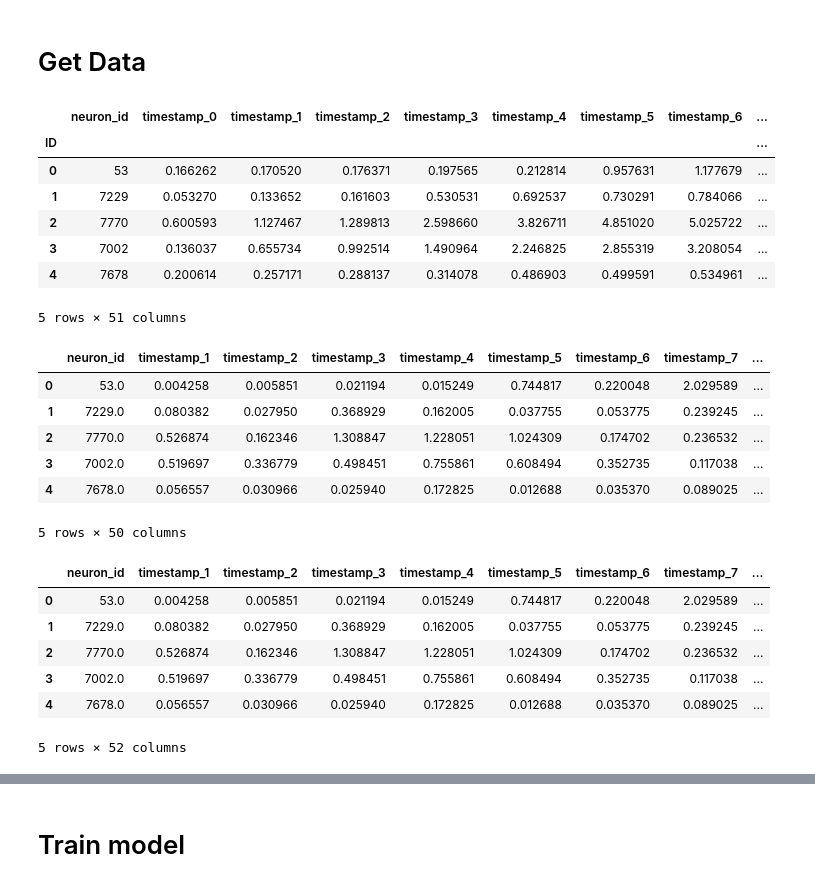
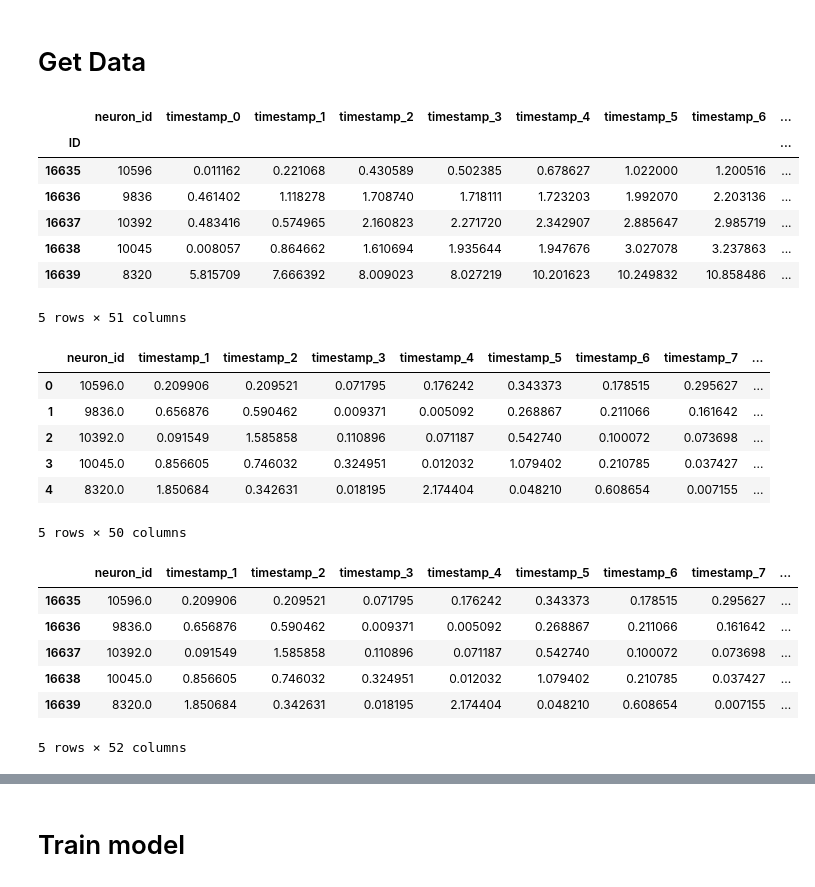
Before and after one commit to tristandeborde/ENS_data, a Jupyter notebook: src/v2_challenge.ipynb, the cells around one changed output, grey strips where cells are left out. Saved outputs shown, nothing was run; the diff lists cells and outputs as text; code cells hidden in the pictures.

```diff
--- a/src/v2_challenge.ipynb
+++ b/src/v2_challenge.ipynb
@@ -10,20 +19,20 @@ import xgboost as xgb
 # %%
 def import_data():
     dfx = pd.read_csv('../data/x_train.csv').set_index('ID')
     dfy = pd.read_csv('../data/y_train.csv').set_index('ID')
     dfx_test = pd.read_csv('../data/x_test.csv').set_index('ID')
     return dfx, dfy, dfx_test
 
 dfx, dfy, dfx_test = import_data()
-dfx.head()
+dfx_test.head()
 # %% [output]
 |  | neuron_id | timestamp_0 | timestamp_1 | timestamp_2 | timestamp_3 | timestamp_4 | timestamp_5 | timestamp_6 | ... |
 | ID |  |  |  |  |  |  |  |  | ... |
-| 0 | 53 | 0.166262 | 0.170520 | 0.176371 | 0.197565 | 0.212814 | 0.957631 | 1.177679 | ... |
-| 1 | 7229 | 0.053270 | 0.133652 | 0.161603 | 0.530531 | 0.692537 | 0.730291 | 0.784066 | ... |
-| 2 | 7770 | 0.600593 | 1.127467 | 1.289813 | 2.598660 | 3.826711 | 4.851020 | 5.025722 | ... |
-| 3 | 7002 | 0.136037 | 0.655734 | 0.992514 | 1.490964 | 2.246825 | 2.855319 | 3.208054 | ... |
-| 4 | 7678 | 0.200614 | 0.257171 | 0.288137 | 0.314078 | 0.486903 | 0.499591 | 0.534961 | ... |
+| 16635 | 10596 | 0.011162 | 0.221068 | 0.430589 | 0.502385 | 0.678627 | 1.022000 | 1.200516 | ... |
+| 16636 | 9836 | 0.461402 | 1.118278 | 1.708740 | 1.718111 | 1.723203 | 1.992070 | 2.203136 | ... |
+| 16637 | 10392 | 0.483416 | 0.574965 | 2.160823 | 2.271720 | 2.342907 | 2.885647 | 2.985719 | ... |
+| 16638 | 10045 | 0.008057 | 0.864662 | 1.610694 | 1.935644 | 1.947676 | 3.027078 | 3.237863 | ... |
+| 16639 | 8320 | 5.815709 | 7.666392 | 8.009023 | 8.027219 | 10.201623 | 10.249832 | 10.858486 | ... |
 5 rows × 51 columns
 # %%
 def differencing(df):
@@ -34,14 +43,15 @@ def differencing(df):
     return new_df
 
 dfx = differencing(dfx)
-dfx.head()
+dfx_test = differencing(dfx_test)
+dfx_test.head()
 # %% [output]
 |  | neuron_id | timestamp_1 | timestamp_2 | timestamp_3 | timestamp_4 | timestamp_5 | timestamp_6 | timestamp_7 | ... |
-| 0 | 53.0 | 0.004258 | 0.005851 | 0.021194 | 0.015249 | 0.744817 | 0.220048 | 2.029589 | ... |
-| 1 | 7229.0 | 0.080382 | 0.027950 | 0.368929 | 0.162005 | 0.037755 | 0.053775 | 0.239245 | ... |
-| 2 | 7770.0 | 0.526874 | 0.162346 | 1.308847 | 1.228051 | 1.024309 | 0.174702 | 0.236532 | ... |
-| 3 | 7002.0 | 0.519697 | 0.336779 | 0.498451 | 0.755861 | 0.608494 | 0.352735 | 0.117038 | ... |
-| 4 | 7678.0 | 0.056557 | 0.030966 | 0.025940 | 0.172825 | 0.012688 | 0.035370 | 0.089025 | ... |
+| 0 | 10596.0 | 0.209906 | 0.209521 | 0.071795 | 0.176242 | 0.343373 | 0.178515 | 0.295627 | ... |
+| 1 | 9836.0 | 0.656876 | 0.590462 | 0.009371 | 0.005092 | 0.268867 | 0.211066 | 0.161642 | ... |
+| 2 | 10392.0 | 0.091549 | 1.585858 | 0.110896 | 0.071187 | 0.542740 | 0.100072 | 0.073698 | ... |
+| 3 | 10045.0 | 0.856605 | 0.746032 | 0.324951 | 0.012032 | 1.079402 | 0.210785 | 0.037427 | ... |
+| 4 | 8320.0 | 1.850684 | 0.342631 | 0.018195 | 2.174404 | 0.048210 | 0.608654 | 0.007155 | ... |
 5 rows × 50 columns
 # %%
 def sommes(df_diff, step="train"):
@@ -50,9 +60,10 @@ def sommes(df_diff, step="train"):
         df = pd.read_csv('../data/x_train.csv').set_index('ID')
     else:
         df = pd.read_csv('../data/x_test.csv').set_index('ID')
+        df_diff.index += 16635
 
     #somme_tokeep = [10, 20, 30, 40, 50]
-    somme_tokeep = [30, 50]
+    somme_tokeep = [25, 50]
     columns = ["somme_" + str(s) for s in somme_tokeep]
     somme = df.iloc[:,np.array(somme_tokeep)]
     somme.columns = columns
@@ -60,14 +71,15 @@ def sommes(df_diff, step="train"):
     return new_df
 
 dfx = sommes(dfx, "train")
-dfx.head()
+dfx_test = sommes(dfx_test, "test")
+dfx_test.head()
 # %% [output]
 |  | neuron_id | timestamp_1 | timestamp_2 | timestamp_3 | timestamp_4 | timestamp_5 | timestamp_6 | timestamp_7 | ... |
-| 0 | 53.0 | 0.004258 | 0.005851 | 0.021194 | 0.015249 | 0.744817 | 0.220048 | 2.029589 | ... |
-| 1 | 7229.0 | 0.080382 | 0.027950 | 0.368929 | 0.162005 | 0.037755 | 0.053775 | 0.239245 | ... |
-| 2 | 7770.0 | 0.526874 | 0.162346 | 1.308847 | 1.228051 | 1.024309 | 0.174702 | 0.236532 | ... |
-| 3 | 7002.0 | 0.519697 | 0.336779 | 0.498451 | 0.755861 | 0.608494 | 0.352735 | 0.117038 | ... |
-| 4 | 7678.0 | 0.056557 | 0.030966 | 0.025940 | 0.172825 | 0.012688 | 0.035370 | 0.089025 | ... |
+| 16635 | 10596.0 | 0.209906 | 0.209521 | 0.071795 | 0.176242 | 0.343373 | 0.178515 | 0.295627 | ... |
+| 16636 | 9836.0 | 0.656876 | 0.590462 | 0.009371 | 0.005092 | 0.268867 | 0.211066 | 0.161642 | ... |
+| 16637 | 10392.0 | 0.091549 | 1.585858 | 0.110896 | 0.071187 | 0.542740 | 0.100072 | 0.073698 | ... |
+| 16638 | 10045.0 | 0.856605 | 0.746032 | 0.324951 | 0.012032 | 1.079402 | 0.210785 | 0.037427 | ... |
+| 16639 | 8320.0 | 1.850684 | 0.342631 | 0.018195 | 2.174404 | 0.048210 | 0.608654 | 0.007155 | ... |
 5 rows × 52 columns
 # %%
 def manual_features(df):
```
Also changed, not shown: parts of 27 cells of this notebook, 1 other file.
